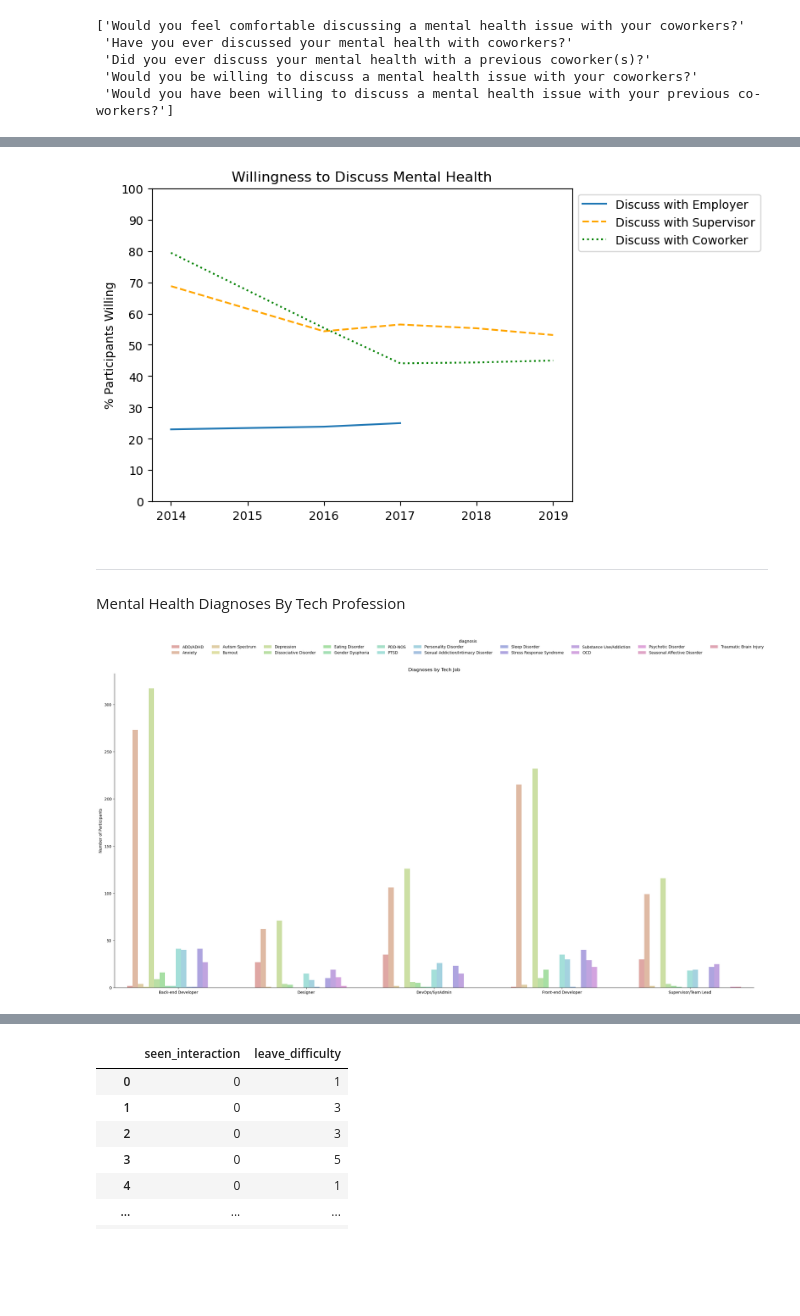
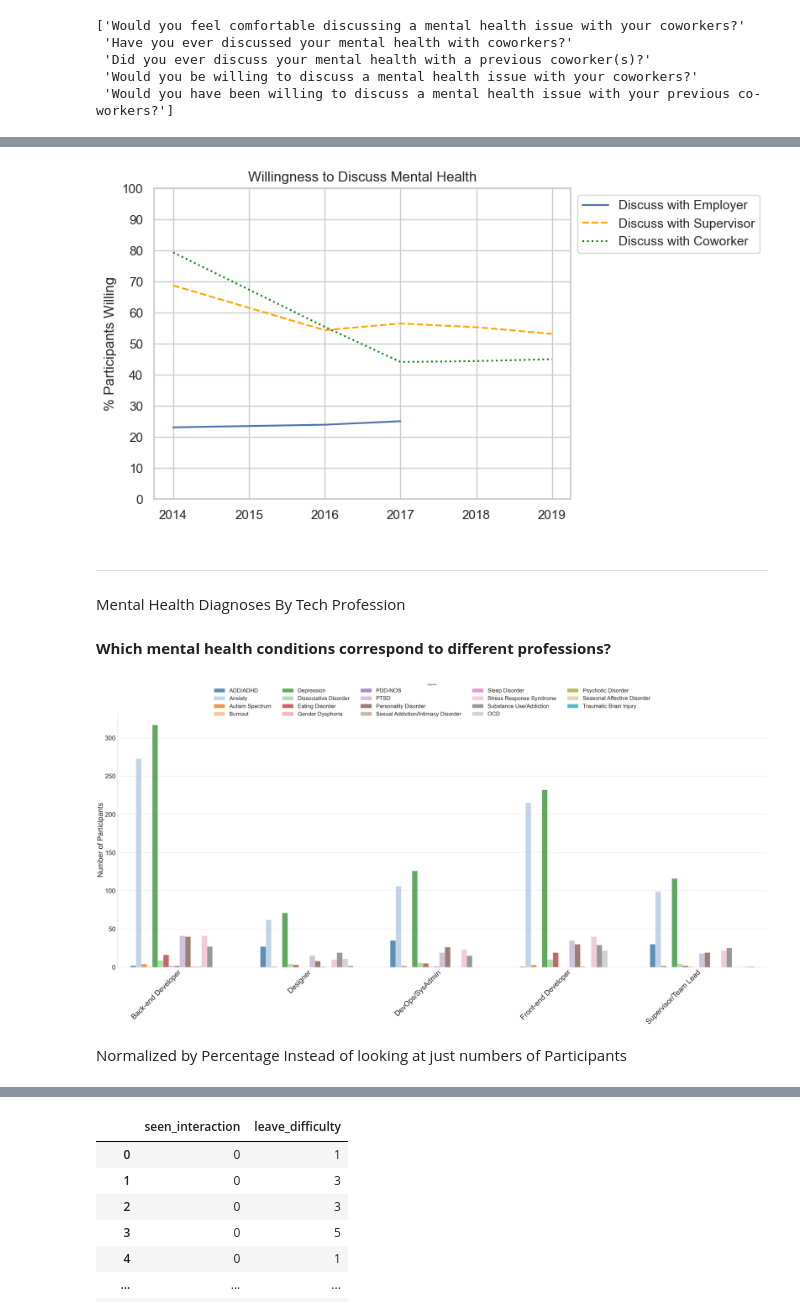
Before and after one commit to migueldiazacevedo/mental_health_tech_survey, a Jupyter notebook: Mental_Health_Tech_Survey.ipynb, the cells around one changed output, grey strips where cells are left out. Cells and saved outputs as stored; diff of their text form; code cells hidden in the pictures; blank space fills up the shorter version.

```diff
--- a/Mental_Health_Tech_Survey.ipynb
+++ b/Mental_Health_Tech_Survey.ipynb
@@ -36,0 +35,2 @@ database = "mental_health.sqlite"
+# %%
+sns.set_theme(style="whitegrid")
@@ -1141,7 +1153,7 @@ for axis in [ax.xaxis, ax.yaxis]:
 
 plt.show()
 # %% [output]
-[figure, old version]
+[figure, new version]
 # %% [markdown]
 ***
 Mental Health Diagnoses By Tech Profession
@@ -1153,4 +1165,6 @@ jobs = [
     "DevOps/SysAdmin",
     "Designer",
 ]
+# %% [markdown]
+__Which mental health conditions correspond to different professions?__
 # %%
@@ -1182,31 +1195,42 @@ diagnoses_by_job_df.rename(index=diagnosis_mapping, inplace=True)
 diagnoses_by_job_df = diagnoses_by_job_df.groupby(["job", "diagnosis"]).sum("COUNT(*)")
 diagnoses_by_job_df = diagnoses_by_job_df.reset_index()
 # %%
-custom_palette = sns.color_palette("hls", 19)
+custom_palette = sns.color_palette("tab20", 19)
 
 g = sns.catplot(
     data=diagnoses_by_job_df,
     kind="bar",
     x="job",
     y="COUNT(*)",
     hue="diagnosis",
     errorbar="sd",
     palette=custom_palette,
-    alpha=0.6,
-    height=12,
+    alpha=0.8,
+    height=24,
     aspect=2,
     order=jobs,
 )
 
 sns.move_legend(
-    g, "upper center", bbox_to_anchor=(0.5, 1.1), ncol=10, fontsize="medium"
+    g, "upper center", bbox_to_anchor=(0.5, 1.1), ncol=5, fontsize=30
 )
+
+g.set_xticklabels(rotation=45, ha="right", fontsize=40)
 
 g.set(
     xlabel=None,
     ylabel="Number of Participants",
-    title="Diagnoses by Tech Job",
-);
+)
+g.set_titles("Diagnoses by Tech Job", size=40)
+g.set_axis_labels(None, "Number of Participants", fontsize=40)
+
+g.ax.tick_params(axis='y', labelsize=35)
+
+plt.tight_layout()
+
+plt.show()
 # %% [output]
-[figure, old version]
+[figure, new version]
+# %% [markdown]
+Normalized by Percentage Instead of looking at just numbers of Participants
 # %%
```
Also changed, not shown: parts of 88 cells of this notebook.
